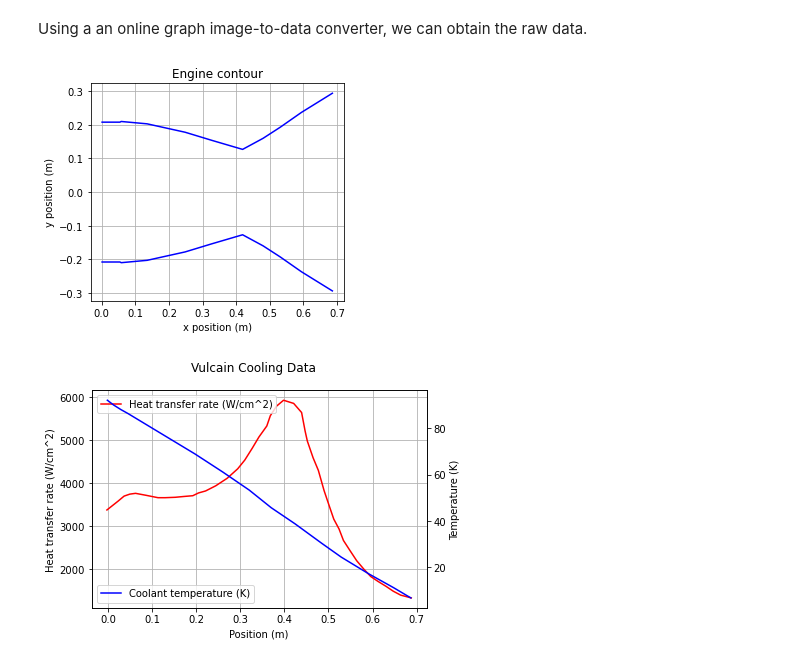
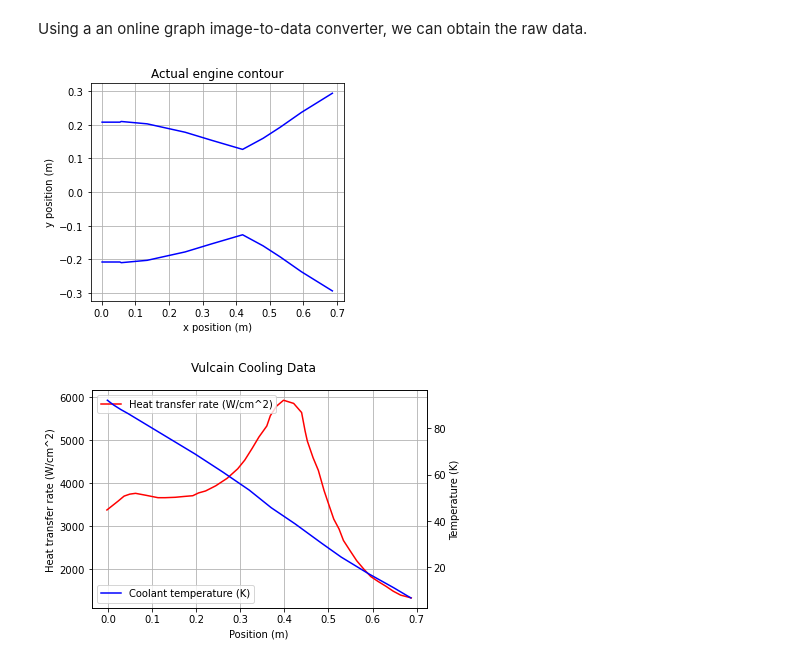
Before and after one commit to dug20/Bamboo-Investigations, a Jupyter notebook: Vulcain.ipynb, the cells around one changed output. Saved outputs shown, nothing was run; the diff lists cells and outputs as text; code cells hidden in the pictures.

```diff
--- a/Vulcain.ipynb
+++ b/Vulcain.ipynb
@@ -29,30 +37,30 @@ Using a an online graph image-to-data converter, we can obtain the raw data.
 # %%
 #'x' key corresponds to position in metres (0 = beginning of chamber). 'y' corresponds to the data.
 
 #Coolant temperature in K
 coolant_temperature_data = {"x":[-0.002,0.012,0.029,0.045,0.197,0.26,0.32,0.37,0.424,0.485,0.529,0.592,0.648,0.687],
                             "y":[92.203,90.169,88.136,86.441,68.983,61.186,53.39,45.763,38.814,30.339,24.407,17.119,11.186,6.78]}
 
 #Heat transfer rate in W/cm^2
 heat_transfer_rate = {"x":[-0.003,0.022,0.036,0.049,0.062,0.086,0.113,0.129,0.152,0.171,0.192,0.205,0.221,0.244,0.27,0.294,0.31,0.327,0.342,0.36,0.368,0.382,0.398,0.421,0.439,0.447,0.452,0.465,0.477,0.49,0.5,0.512,0.524,0.534,0.548,0.564,0.58,0.596,0.612,0.631,0.647,0.664,0.688],
                       "y":[3374.422,3577.812,3697.997,3744.222,3762.712,3716.487,3661.017,3661.017,3670.262,3688.752,3707.242,3771.957,3818.182,3938.367,4114.022,4335.901,4539.291,4816.641,5075.501,5334.361,5574.73,5796.61,5935.285,5861.325,5648.69,5214.176,4983.051,4594.761,4298.921,3827.427,3522.342,3161.787,2930.663,2662.558,2440.678,2191.063,1996.918,1821.263,1710.324,1590.139,1479.199,1386.749,1322.034]}
 
 #Engine contour (m) - up to the beginning of the nozzle extension.
 engine_contour = {"x":[0.001,0.054,0.058,0.135,0.248,0.327,0.419,0.48,0.531,0.594,0.686],
                   "y":[0.208,0.208,0.21,0.203,0.178,0.154,0.127,0.16,0.193,0.237,0.294]}
 
 #Plot the engine contour
 fig, axs = plt.subplots()
 axs.plot(engine_contour["x"], engine_contour["y"], color = 'blue')
 axs.plot(engine_contour["x"], -np.array(engine_contour["y"]), color = 'blue')
 axs.set_aspect('equal')
 axs.grid()
-plt.title("Engine contour")
+plt.title("Actual engine contour")
 axs.set_xlabel("x position (m)")
 axs.set_ylabel("y position (m)")
 plt.show()
 # %% [output]
-[figure, old version]
+[figure, new version]
 # %%
 #Plot the data
 fig, ax1 = plt.subplots()
```
Also changed, not shown: parts of 7 cells of this notebook.
